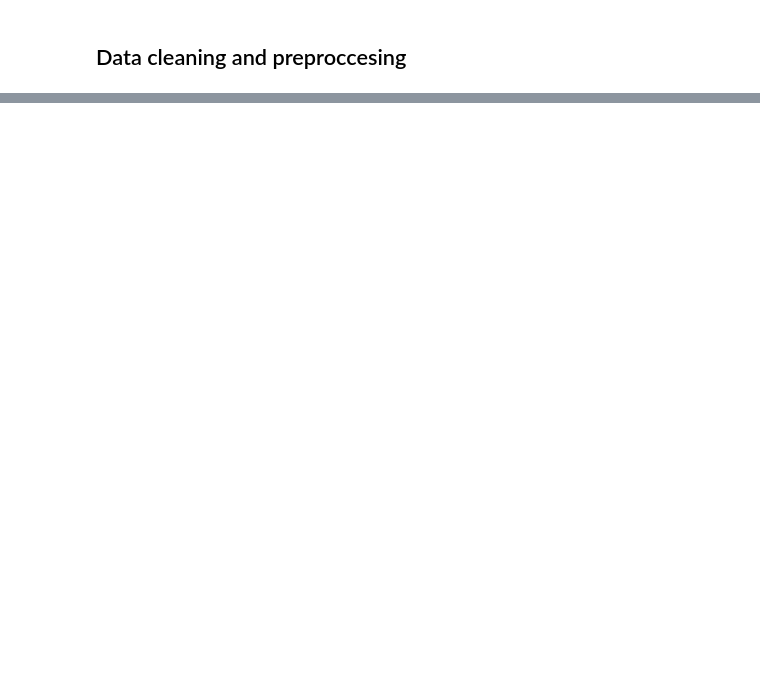
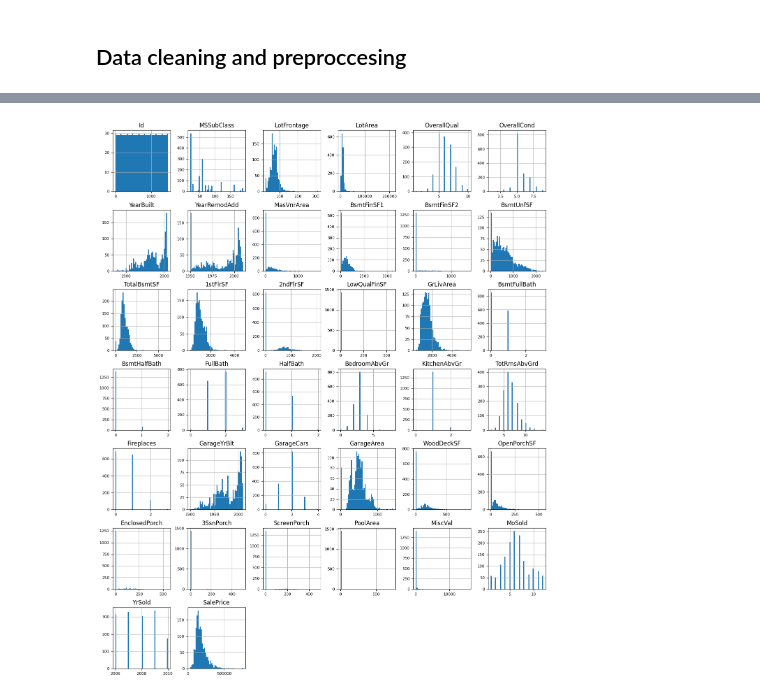
Before and after one commit to valeriapgil/HousePrices, a Jupyter notebook: data_preprocessing.ipynb, the cells around one changed output, grey strips where cells are left out. Saved outputs shown, nothing was run; the diff lists cells and outputs as text; code cells hidden in the pictures; blank space fills up the shorter version.

```diff
--- a/data_preprocessing.ipynb
+++ b/data_preprocessing.ipynb
@@ -63,3 +57,5 @@ memory usage: 924.0+ KB
 # %%
-df_raw.select_dtypes(include = ['float64', 'int64']).info()
+df_raw_num = df_raw.select_dtypes(include = ['float64', 'int64'])
+df_raw_num_nulls = df_raw_num.columns[df_raw_num.isnull().any()]
+print("Numerical columns with null values:", df_raw_num_nulls.tolist())
 # %% [output]
@@ -103,0 +186,4 @@ Número de valores únicos por columna:
+# %%
+df_raw_num.hist(figsize=(16, 20), bins=50, xlabelsize=8, ylabelsize=8);
+# %% [output]
+[figure, added]
```
Also changed, not shown: parts of 27 cells of this notebook, 1 other file.
